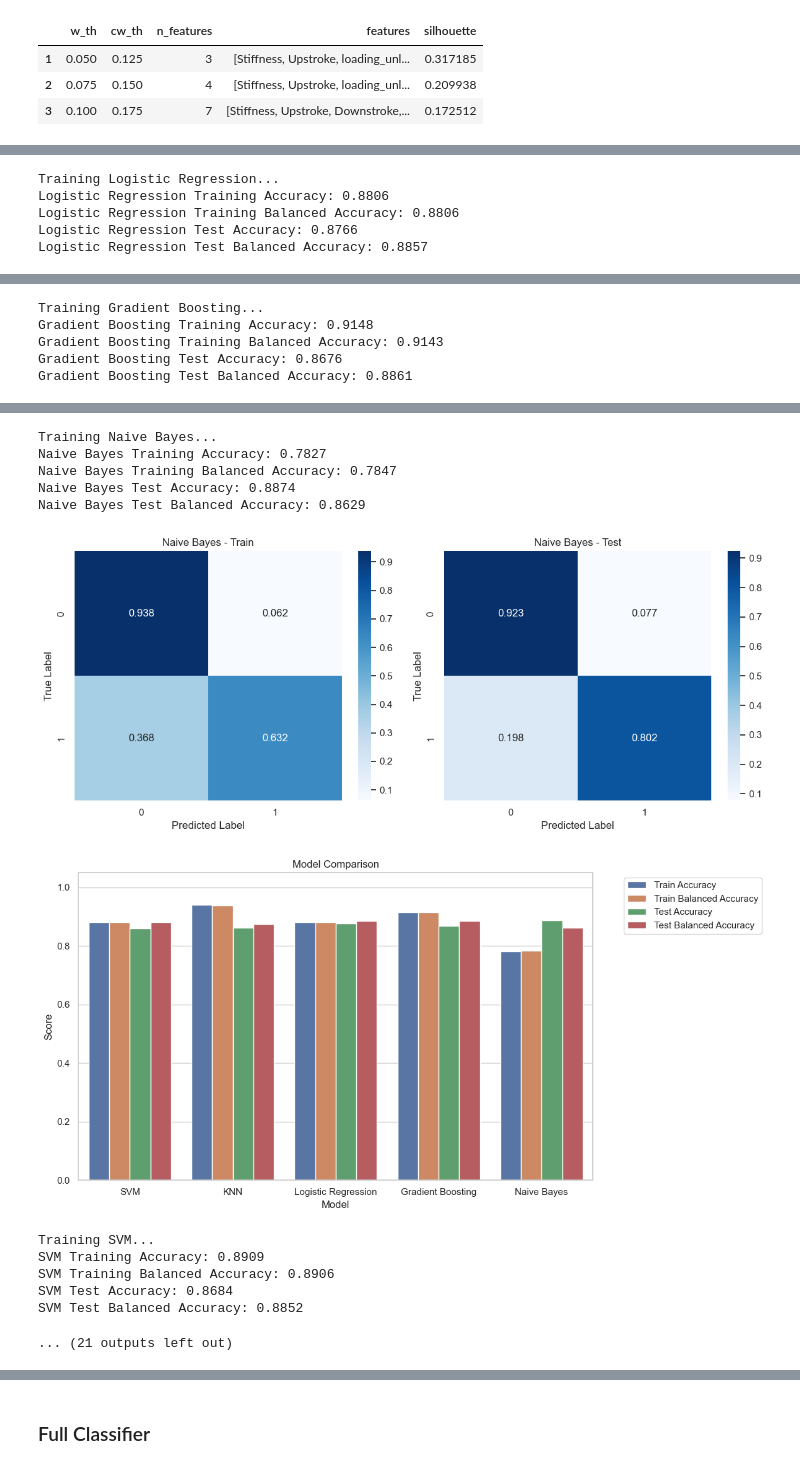
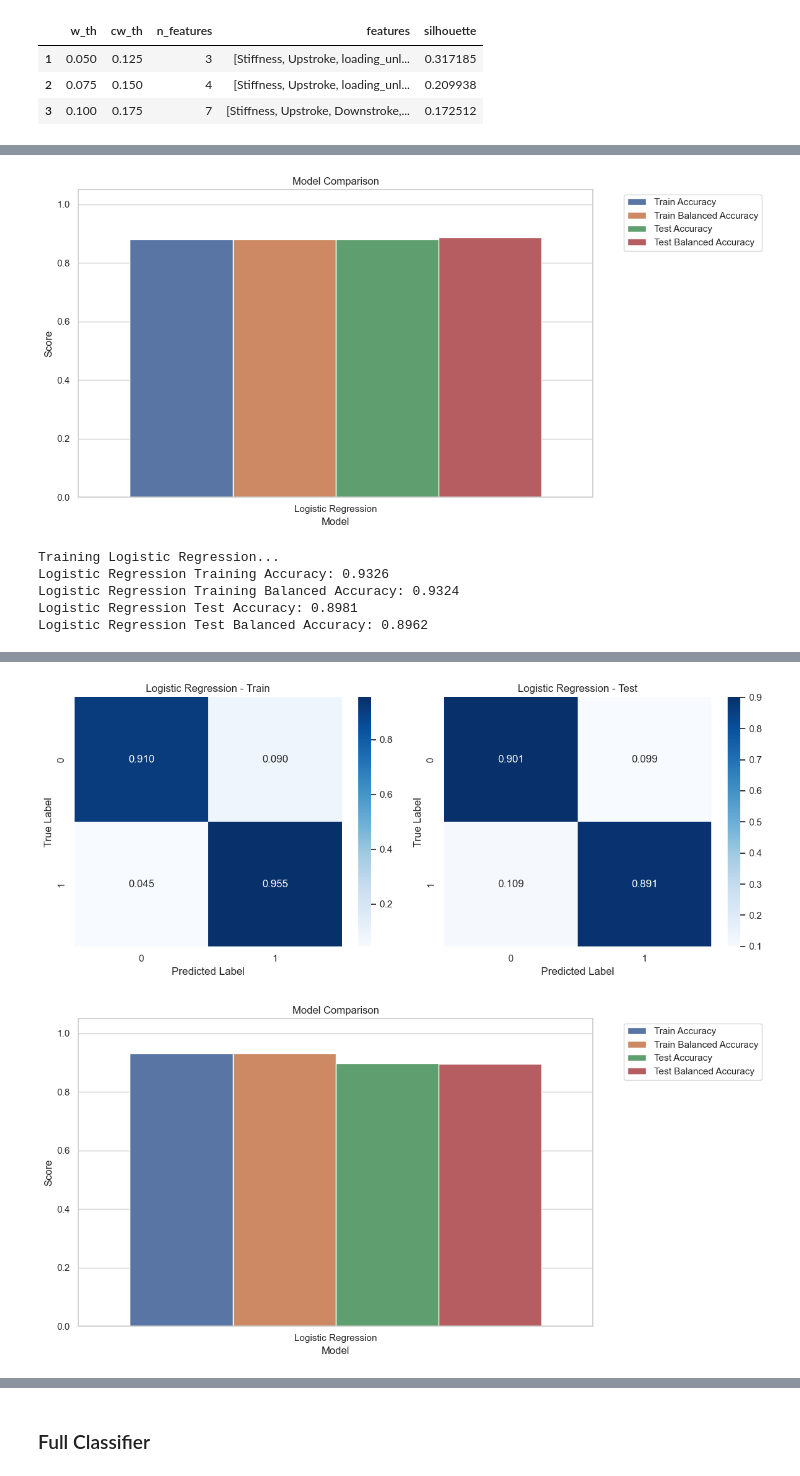
Before and after one commit to ivanbrillo/ArtificialTouch, a Jupyter notebook: DataTable6.ipynb, the cells around one changed output, grey strips where cells are left out. Cells and saved outputs as stored; diff of their text form; code cells hidden in the pictures.

```diff
--- a/DataTable6.ipynb
+++ b/DataTable6.ipynb
@@ -47,4 +58,8 @@ feature_list_3 = feature_list = [x for x in feature_list2 + ['stiffness_to_relax
 # feature_list = ['poly4_coef4', 'poly4_coef3', 'poly5_coef0', 'loading_unloading_area_ratio', 'Stiffness', 'quartic_coefficient', 'Upstroke']
+# %%
+data_train['peak_position'] = - data_train['peak_position']
+data_test['peak_position'] = - data_test['peak_position']
+data_validation['peak_position'] = - data_validation['peak_position']
 # %% [markdown]
 ### SPATIAL SMOOTHING
 # %%
@@ -580,12 +565,6 @@ Plotting overall feature importance...
   6. force_ratio_75_25
   7. peak_position
 # %%
-import numpy as np
-import pandas as pd
-from sklearn.metrics import silhouette_score
-from tqdm import tqdm
-
-
 def find_best_smoothing_params(
         df,
         features_to_smooth,
@@ -610,7 +589,7 @@ def find_best_smoothing_params(
                 y_train=y_train,
                 X_validation_scaled=X_validation_scaled,
                 y_validation=y_validation,
-                feature_list=feature_list_3,
+                feature_list=features_to_smooth,
                 selected_classes=[2, 3, 4, 5],
                 mi_threshold=0.3,
                 wasserstein_threshold=bw,
@@ -647,7 +626,7 @@ df_all['class'] = pd.concat([y_train, y_validation], axis=0, ignore_index=True)
 
 results_df, best_bw, best_ce, best_score = find_best_smoothing_params(
     df=df_all,
-    features_to_smooth=features,
+    features_to_smooth=feature_list_3,
     class_label_col='class',
     bandwidth_values=bw_vals,
     center_emphasis_values=ce_vals
@@ -667,36 +646,32 @@ Best params: 0.05 0.125 . silhouette: 0.31718465882187064
 | 2 | 0.075 | 0.150 | 4 | [Stiffness, Upstroke, loading_unl... | 0.209938 |
 | 3 | 0.100 | 0.175 | 7 | [Stiffness, Upstroke, Downstroke,... | 0.172512 |
 # %%
-from sklearn.ensemble import RandomForestClassifier, GradientBoostingClassifier
+
 from sklearn.linear_model import LogisticRegression
-from sklearn.naive_bayes import GaussianNB
 from sklearn.svm import SVC
-from sklearn.neighbors import KNeighborsClassifier
-from xgboost import XGBClassifier
 from trainer import *
 
 models = [
-    ('SVM', SVC(kernel='rbf', C=0.5, gamma='scale', probability=True, random_state=42)),  # n_jobs not supported
-    ('KNN', KNeighborsClassifier(n_neighbors=8, metric='minkowski', p=2, n_jobs=-1)),
+    # ('SVM', SVC(kernel='rbf', C=0.5, gamma='scale', probability=True, random_state=42)),  # n_jobs not supported
+    # ('KNN', KNeighborsClassifier(n_neighbors=8, metric='minkowski', p=2, n_jobs=-1)),
     ('Logistic Regression', LogisticRegression(max_iter=1000, random_state=42, n_jobs=-1)),
-    ('Gradient Boosting', GradientBoostingClassifier(n_estimators=100, learning_rate=0.1, random_state=42)),
-    ('Naive Bayes', GaussianNB()),  # no n_jobs
+    # ('Gradient Boosting', GradientBoostingClassifier(n_estimators=100, learning_rate=0.1, random_state=42)),
+    # ('Naive Bayes', GaussianNB()),  # no n_jobs
 ]
 
+# Convert labels to binary classification (0 vs all)
+y_train_binary = np.where(y_train == 0, 0, 1)
+y_test_binary = np.where(y_test == 0, 0, 1)
+
+# Apply ADASYN for class imbalance handling
+adasyn = ADASYN(sampling_strategy='auto', random_state=42, n_neighbors=10)
+X_train_adasyn, y_train_adasyn = adasyn.fit_resample(X_train_scaled, y_train_binary)
+
 for features_set in results_df["features"].tolist():
-    X_train_selected = X_train_scaled[features_set]
+    X_train_selected = X_train_adasyn[features_set]
     X_test_selected = X_test_scaled[features_set]
-    X_validation_selected = X_validation_scaled[features_set]
 
-    # Convert labels to binary classification (0 vs all)
-    y_train_binary = np.where(y_train == 0, 0, 1)
-    y_test_binary = np.where(y_test == 0, 0, 1)
-
-    # Apply ADASYN for class imbalance handling
-    adasyn = ADASYN(sampling_strategy='auto', random_state=42, n_neighbors=10)
-    X_train_adasyn, y_train_adasyn = adasyn.fit_resample(X_train_selected, y_train_binary)
-
-    results = fit_and_evaluate_models(models, X_train_adasyn, y_train_adasyn, X_test_selected, y_test_binary)
+    results = fit_and_evaluate_models(models, X_train_selected, y_train_adasyn, X_test_selected, y_test_binary)
     plot_model_comparison(results)
     print("\n\n")
 # %% [output]
@@ -715,5 +691,6 @@ KNN Test Balanced Accuracy: 0.8750
+[figure, new version]
 Training Logistic Regression...
-Logistic Regression Training Accuracy: 0.8806
-Logistic Regression Training Balanced Accuracy: 0.8806
-Logistic Regression Test Accuracy: 0.8766
-Logistic Regression Test Balanced Accuracy: 0.8857
+Logistic Regression Training Accuracy: 0.9326
+Logistic Regression Training Balanced Accuracy: 0.9324
+Logistic Regression Test Accuracy: 0.8981
+Logistic Regression Test Balanced Accuracy: 0.8962
@@ -721,5 +696,0 @@ Logistic Regression Test Balanced Accuracy: 0.8857
-Training Gradient Boosting...
-Gradient Boosting Training Accuracy: 0.9148
-Gradient Boosting Training Balanced Accuracy: 0.9143
-Gradient Boosting Test Accuracy: 0.8676
-Gradient Boosting Test Balanced Accuracy: 0.8861
@@ -727,14 +697,3 @@ Gradient Boosting Test Balanced Accuracy: 0.8861
-Training Naive Bayes...
-Naive Bayes Training Accuracy: 0.7827
-Naive Bayes Training Balanced Accuracy: 0.7847
-Naive Bayes Test Accuracy: 0.8874
-Naive Bayes Test Balanced Accuracy: 0.8629
-[figure, old version]
+[figure, new version]
-[figure, old version]
+[figure, new version]
-Training SVM...
-SVM Training Accuracy: 0.8909
-SVM Training Balanced Accuracy: 0.8906
-SVM Test Accuracy: 0.8684
-SVM Test Balanced Accuracy: 0.8852
-... (21 outputs left out)
 # %%
```
Also changed, not shown: parts of 18 cells of this notebook, 1 other file.
